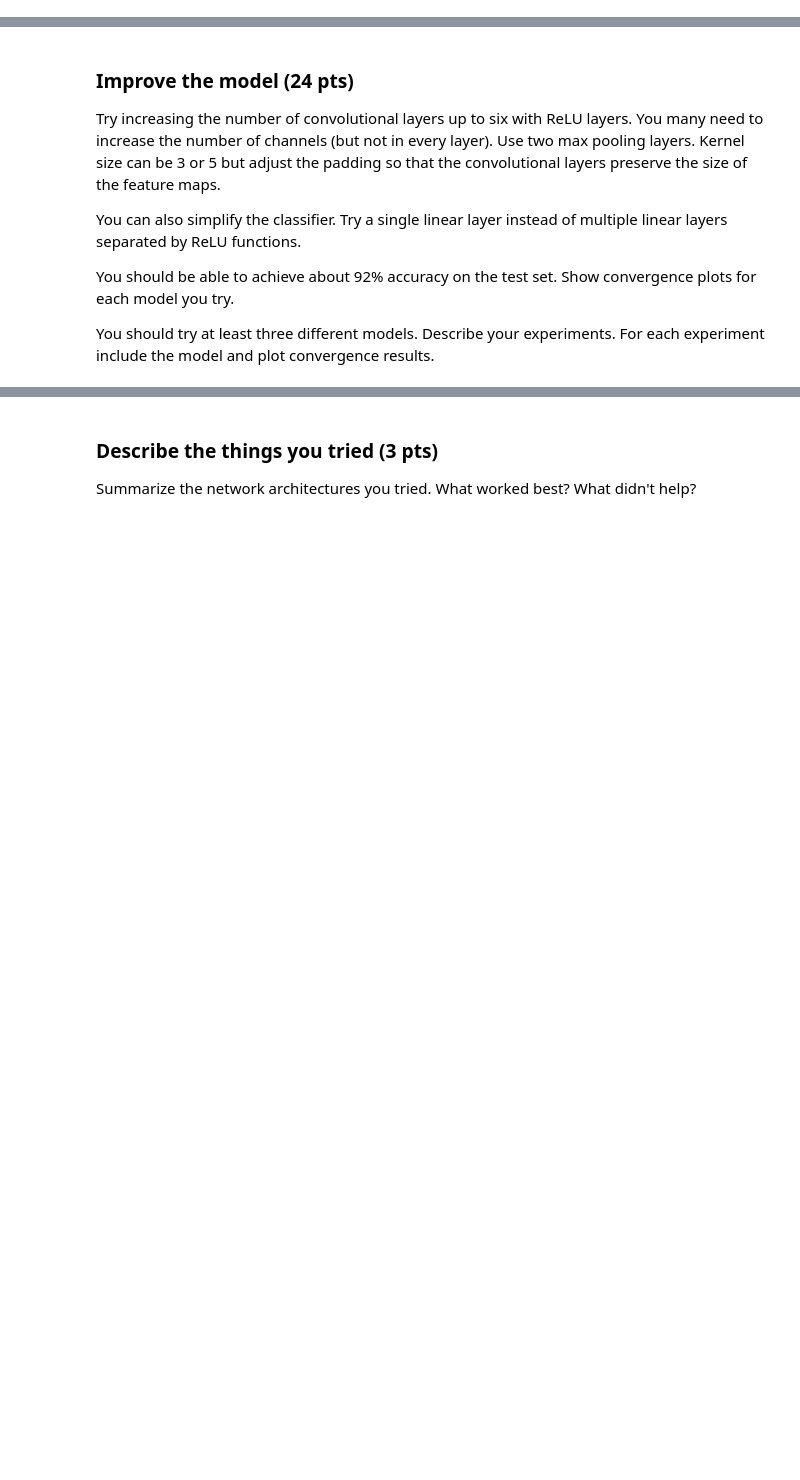
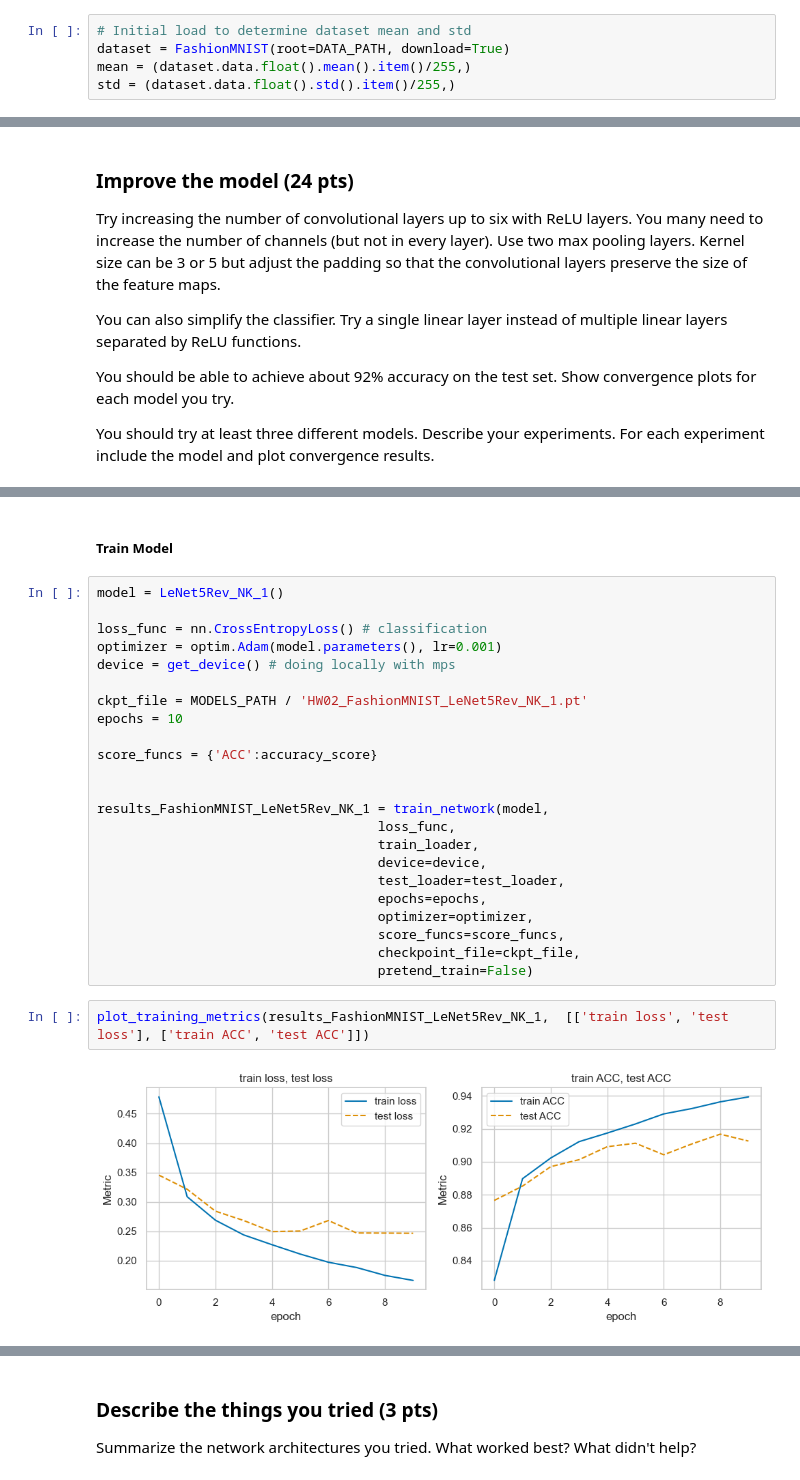
Before and after one commit to nkoranda97/DS776, a Jupyter notebook: Homework/Homework_02/Homework_02_FashionMNIST.ipynb, the cells around one changed output, grey strips where cells are left out. Cells and saved outputs as stored; diff of their text form; blank space fills up the shorter version.

```diff
--- a/Homework/Homework_02/Homework_02_FashionMNIST.ipynb
+++ b/Homework/Homework_02/Homework_02_FashionMNIST.ipynb
@@ -10,0 +66,5 @@ Train LeNet5Rev on FashionMNIST and evaluate the performance on the test set.  I
+# %%
+# Initial load to determine dataset mean and std
+dataset = FashionMNIST(root=DATA_PATH, download=True)
+mean = (dataset.data.float().mean().item()/255,)
+std = (dataset.data.float().std().item()/255,)
@@ -23,0 +240,29 @@ You should try at least three different models.  Describe your experiments.  For
+# %% [markdown]
+##### Train Model
+# %%
+model = LeNet5Rev_NK_1()
+
+loss_func = nn.CrossEntropyLoss() # classification
+optimizer = optim.Adam(model.parameters(), lr=0.001)
+device = get_device() # doing locally with mps
+
+ckpt_file = MODELS_PATH / 'HW02_FashionMNIST_LeNet5Rev_NK_1.pt'
+epochs = 10
+
+score_funcs = {'ACC':accuracy_score}
+
+
+results_FashionMNIST_LeNet5Rev_NK_1 = train_network(model,
+                                    loss_func,
+                                    train_loader,
+                                    device=device,
+                                    test_loader=test_loader,
+                                    epochs=epochs,
+                                    optimizer=optimizer,
+                                    score_funcs=score_funcs,
+                                    checkpoint_file=ckpt_file,
+                                    pretend_train=False)
+# %%
+plot_training_metrics(results_FashionMNIST_LeNet5Rev_NK_1,  [['train loss', 'test loss'], ['train ACC', 'test ACC']])
+# %% [output]
+[figure, added]
```
Also changed, not shown: parts of 21 cells of this notebook, 35 other files.
